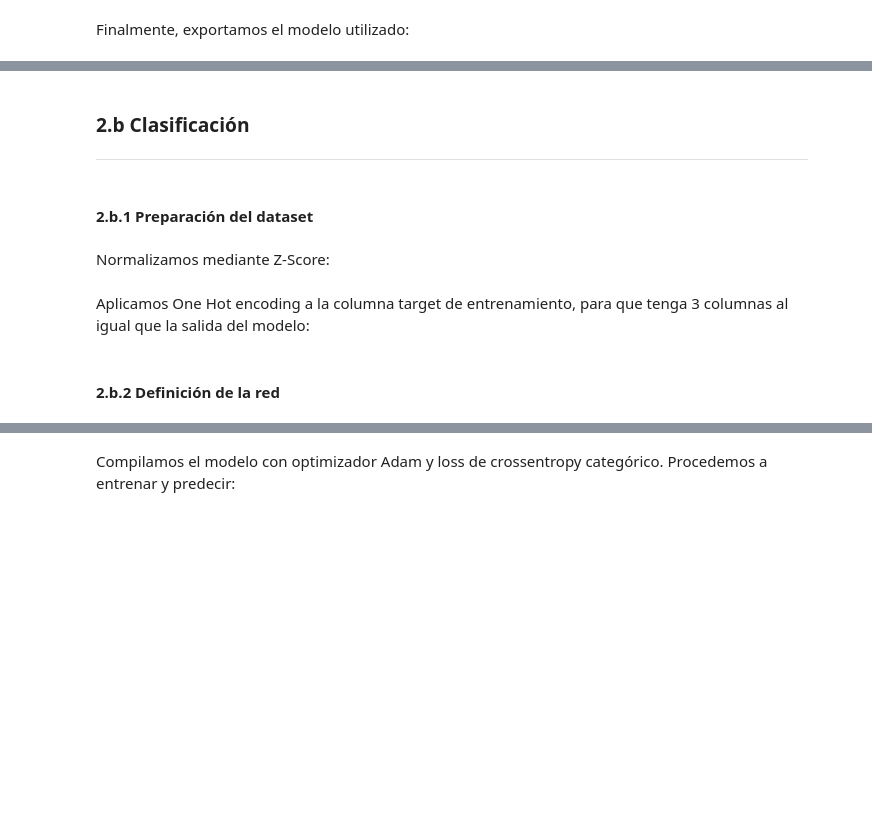
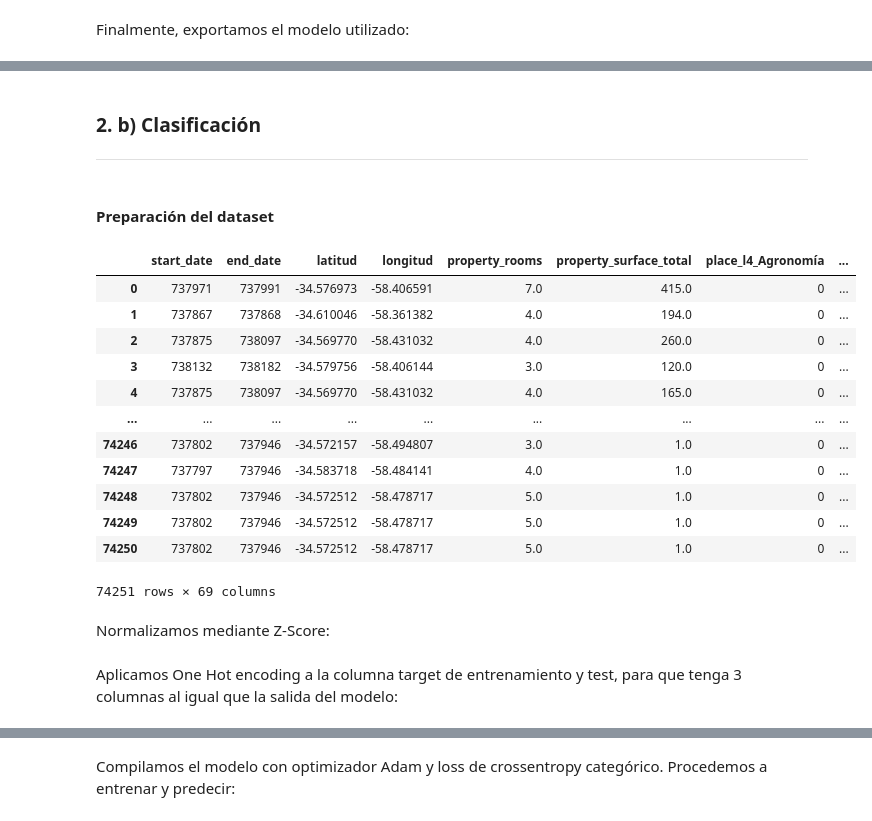
Before and after one commit to valencorrea/7506R-2C2022-GRUPO14-TP2, a Jupyter notebook: 7506R_TP2_GRUPO14_ENTREGA.ipynb, the cells around one changed output, grey strips where cells are left out. Saved outputs shown, nothing was run; the diff lists cells and outputs as text; code cells hidden in the pictures; blank space fills up the shorter version.

```diff
--- a/7506R_TP2_GRUPO14_ENTREGA.ipynb
+++ b/7506R_TP2_GRUPO14_ENTREGA.ipynb
@@ -280,3 +268,11 @@ x_test_classifier.drop(["id", "tipo_precio_3", "property_m2price"], inplace=True
+# %%
+df_train_x = df_train.drop(["property_price", "tipo_precio_3"], axis="columns")
+df_train_y_regresion = df_train["property_price"]
+df_train_y_clasificacion = df_train["tipo_precio_3"]
+
+df_test_x = df_test.drop(["property_price", "tipo_precio_3"], axis="columns")
+df_test_y_regresion = df_test["property_price"]
+df_test_y_clasificacion = df_test["tipo_precio_3"]
 # %% [markdown]
 ## 1. Procesamiento del Lenguaje Natural
 # %% [markdown]
@@ -1006,8 +750,29 @@ dump(modelo, path)
 # %% [markdown]
-### 2.b Clasificación
+### 2. b) Clasificación
 ___
 # %% [markdown]
-#### 2.b.1 Preparación del dataset
+#### Preparación del dataset
+# %%
+x_train_clasificacion = df_train_x.drop(["id"], axis=1).copy()
+y_train_clasificacion = df_train_y_clasificacion.copy()
+x_test_clasificacion = df_test_x.drop(["id"], axis=1).copy()
+y_test_clasificacion = df_test_y_clasificacion.copy()
+# %%
+x_train_clasificacion
+# %% [output]
+|  | start_date | end_date | latitud | longitud | property_rooms | property_surface_total | place_l4_Agronomía | ... |
+| 0 | 737971 | 737991 | -34.576973 | -58.406591 | 7.0 | 415.0 | 0 | ... |
+| 1 | 737867 | 737868 | -34.610046 | -58.361382 | 4.0 | 194.0 | 0 | ... |
+| 2 | 737875 | 738097 | -34.569770 | -58.431032 | 4.0 | 260.0 | 0 | ... |
+| 3 | 738132 | 738182 | -34.579756 | -58.406144 | 3.0 | 120.0 | 0 | ... |
+| 4 | 737875 | 738097 | -34.569770 | -58.431032 | 4.0 | 165.0 | 0 | ... |
+| ... | ... | ... | ... | ... | ... | ... | ... | ... |
+| 74246 | 737802 | 737946 | -34.572157 | -58.494807 | 3.0 | 1.0 | 0 | ... |
+| 74247 | 737797 | 737946 | -34.583718 | -58.484141 | 4.0 | 1.0 | 0 | ... |
+| 74248 | 737802 | 737946 | -34.572512 | -58.478717 | 5.0 | 1.0 | 0 | ... |
+| 74249 | 737802 | 737946 | -34.572512 | -58.478717 | 5.0 | 1.0 | 0 | ... |
+| 74250 | 737802 | 737946 | -34.572512 | -58.478717 | 5.0 | 1.0 | 0 | ... |
+74251 rows × 69 columns
 # %% [markdown]
 Normalizamos mediante Z-Score:
 # %%
@@ -1017,3 +782,3 @@ x_test_classifier[['start_date', 'end_date', 'latitud', 'longitud', 'property_ro
 # %% [markdown]
-Aplicamos One Hot encoding a la columna target de entrenamiento, para que tenga 3 columnas al igual que la salida del modelo:
+Aplicamos One Hot encoding a la columna target de entrenamiento y test, para que tenga 3 columnas al igual que la salida del modelo:
 # %%
@@ -1021,2 +786,0 @@ y_train_classifier = pd.get_dummies(y_train_classifier, columns=['tipo_precio_3'
-# %% [markdown]
-#### 2.b.2 Definición de la red
```
Also changed, not shown: parts of 220 cells of this notebook.
